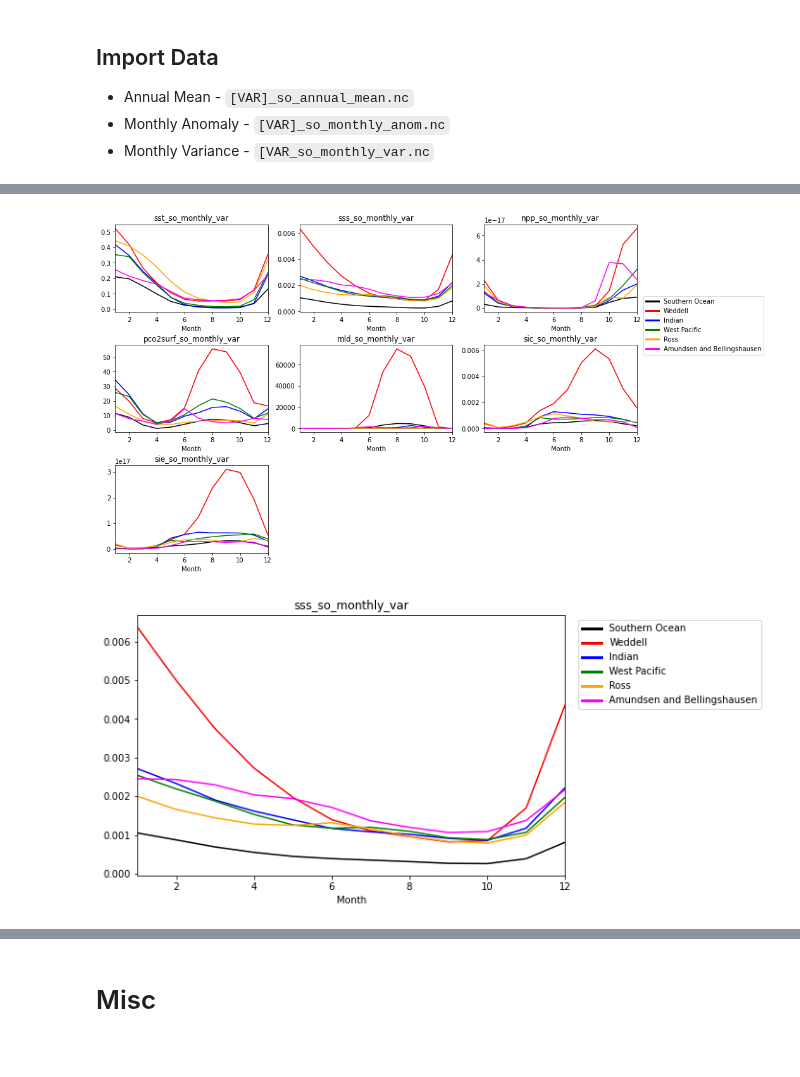
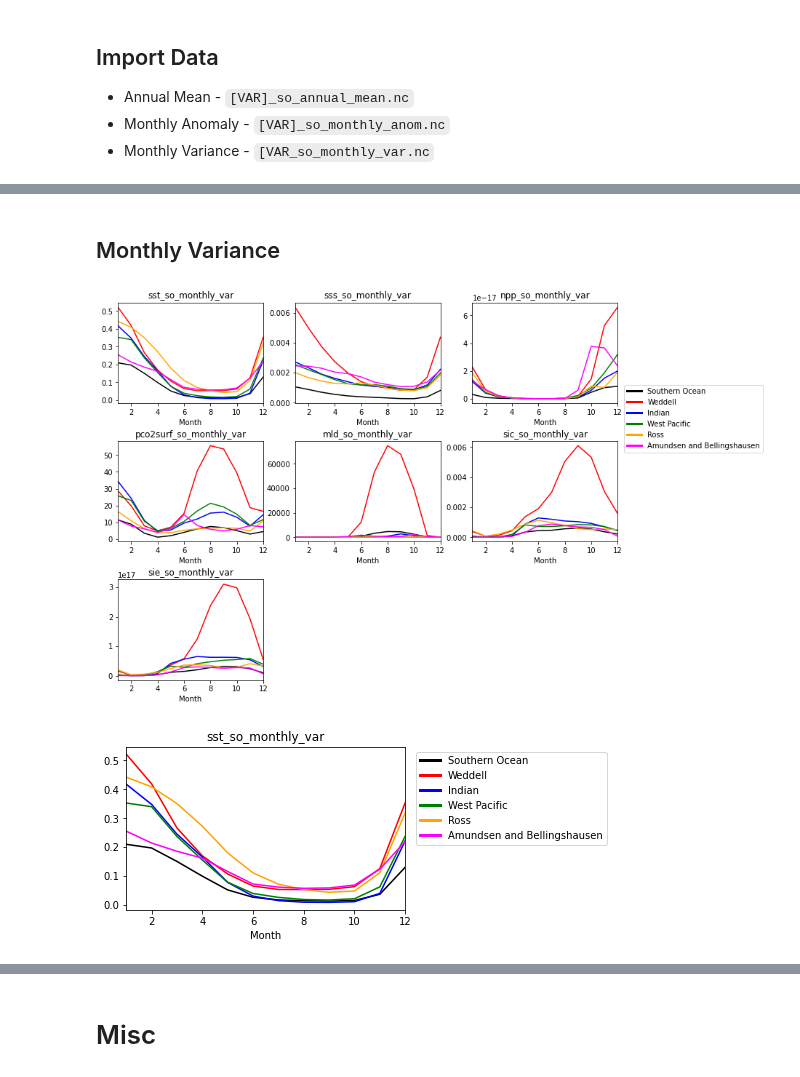
Before and after one commit to bbuchovecky/hmei, a Jupyter notebook: notebooks/ctrl_run_ppp_metrics.ipynb, the cells around one changed output, grey strips where cells are left out. Cells and saved outputs as stored; diff of their text form; code cells hidden in the pictures.

```diff
--- a/notebooks/ctrl_run_ppp_metrics.ipynb
+++ b/notebooks/ctrl_run_ppp_metrics.ipynb
@@ -38,7 +36,4 @@ write_rootdir = '/home/bbuchovecky/storage/so_predict_derived/'
 reg_masks = xr.open_dataset(write_rootdir+'regional_global_masks.nc')
-# %%
-rootdir = '/home/bbuchovecky/storage/so_predict_derived/'
-reg_masks = xr.open_dataset(rootdir+'regional_global_masks.nc')
 # %%
 ## variable names
 CN_INV = 'CN_INV'
@@ -515,6 +597,18 @@ cn_so_monthly_var = pcs.reg_monthly_var(cn_so_monthly_anom)
 sie_so_monthly_var = pcs.reg_monthly_var(sie_so_monthly_anom)
 siv_so_monthly_var = pcs.reg_monthly_var(siv_so_monthly_anom)
 mld_so_monthly_var = pcs.reg_monthly_var(mld_so_monthly_anom)
+# %%
+regions = sst_so_monthly_var.data_vars
+
+for reg in regions:
+    sst_so_monthly_var[reg].attrs['label'] = 'Sea surface temperature variance ($^{\circ}$C$^{2}$)'
+    sss_so_monthly_var[reg].attrs['label'] = 'Sea surface salinity variance (psu$^{2}$)'
+    pco2_so_monthly_var[reg].attrs['label'] = 'Surface pCO$_{2}$ variance (uatm$^{2}$)'
+    npp_so_monthly_var[reg].attrs['label'] = 'Net primary production variance'
+    cn_so_monthly_var[reg].attrs['label'] = 'Sea ice concentration variance'
+    sie_so_monthly_var[reg].attrs['label'] = 'Sea ice extent variance (m$^{4}$)'
+    siv_so_monthly_var[reg].attrs['label'] = 'Sea ice volume variance (m$^{6}$)'
+    mld_so_monthly_var[reg].attrs['label'] = 'Mixed-layer depth variance (m$^{2}$)'
 # %%
 write_rootdir = '/home/bbuchovecky/storage/so_predict_derived/'
 subdir_ctrl = 'CTRL/'
@@ -629,20 +812,0 @@ so_monthly_anom = mld_so_monthly_anom
-# %%
-size = (10,10)
-
-fig,axes = plt.subplots(4, 3, figsize=size)
-
-months = ['January', 'February', 'March', 'April', 'May', 'June', 'July',
-          'August', 'September', 'October', 'November', 'December']
-xaxis = np.arange(1,301)
-reg = 'Weddell'
-month_anom = np.zeros((12,300))
-
-for m in range(3600):
-    month_anom[m%12,int(m/12)] = so_monthly_anom[reg].isel(month=m)
-
-for i in range(12):
-    axes[int(i/3),i%3].plot(xaxis, month_anom[i])
-    axes[int(i/3),i%3].set(title=months[i], xlim=[1,300])
-
-fig.suptitle('Mixed-layer Depth Anomaly in the Weddell Region', fontsize=16)
-fig.tight_layout()
@@ -690,30 +817,32 @@ def plot_var(so_monthly_var, size=(8,5)):
+# %% [markdown]
+## Monthly Variance
 # %%
 reg_masks = xr.open_dataset(write_rootdir+'regional_global_masks.nc')
 
-size = (12,8)
+size = (10,8)
 
 fig,axes = plt.subplots(3, 3, figsize=size)
 
 xlim = [1,12]
 cmap = ['black', 'red', 'blue', 'green', 'orange', 'magenta']
 
 all_data = [sst_so_monthly_var, sss_so_monthly_var, npp_so_monthly_var,
            pco2_so_monthly_var, mld_so_monthly_var, cn_so_monthly_var,
            sie_so_monthly_var]
 
 for p in range(9):
-    for (reg,i,title) in zip(so_monthly_var.data_vars, range(6), reg_masks.data_vars):
+    for (reg,i,title) in zip(reg_masks.data_vars, range(6), reg_masks.data_vars):
         if p > 6:
             axes[int(p/3),p%3].set_visible(False)
 
         else:
             axes[int(p/3),p%3].plot(all_data[p]['month'], all_data[p][reg], color=cmap[i], label=reg_masks[reg].attrs['long_name'])
             axes[int(p/3),p%3].set(title=all_data[p].attrs['name'], xlabel='Month', xlim=xlim)
 
 fig.tight_layout(pad=0.5)
 
 leg = axes[0,2].legend(bbox_to_anchor = (1.02, 0.22));
 for line in leg.get_lines():
     line.set_linewidth(3.0)
 # %% [output]
-[figure, old version]
+[figure, new version]
@@ -720,7 +866,7 @@ for line in leg.get_lines():
 # %%
-plot_var(ss_so_monthly_var)
+plot_var(sst_so_monthly_var)
 # %% [output]
-[figure, old version]
+[figure, new version]
 # %%
 plot_var(npp_so_monthly_var)
 # %% [output]
```
Also changed, not shown: parts of 32 cells of this notebook, 2 other files.
